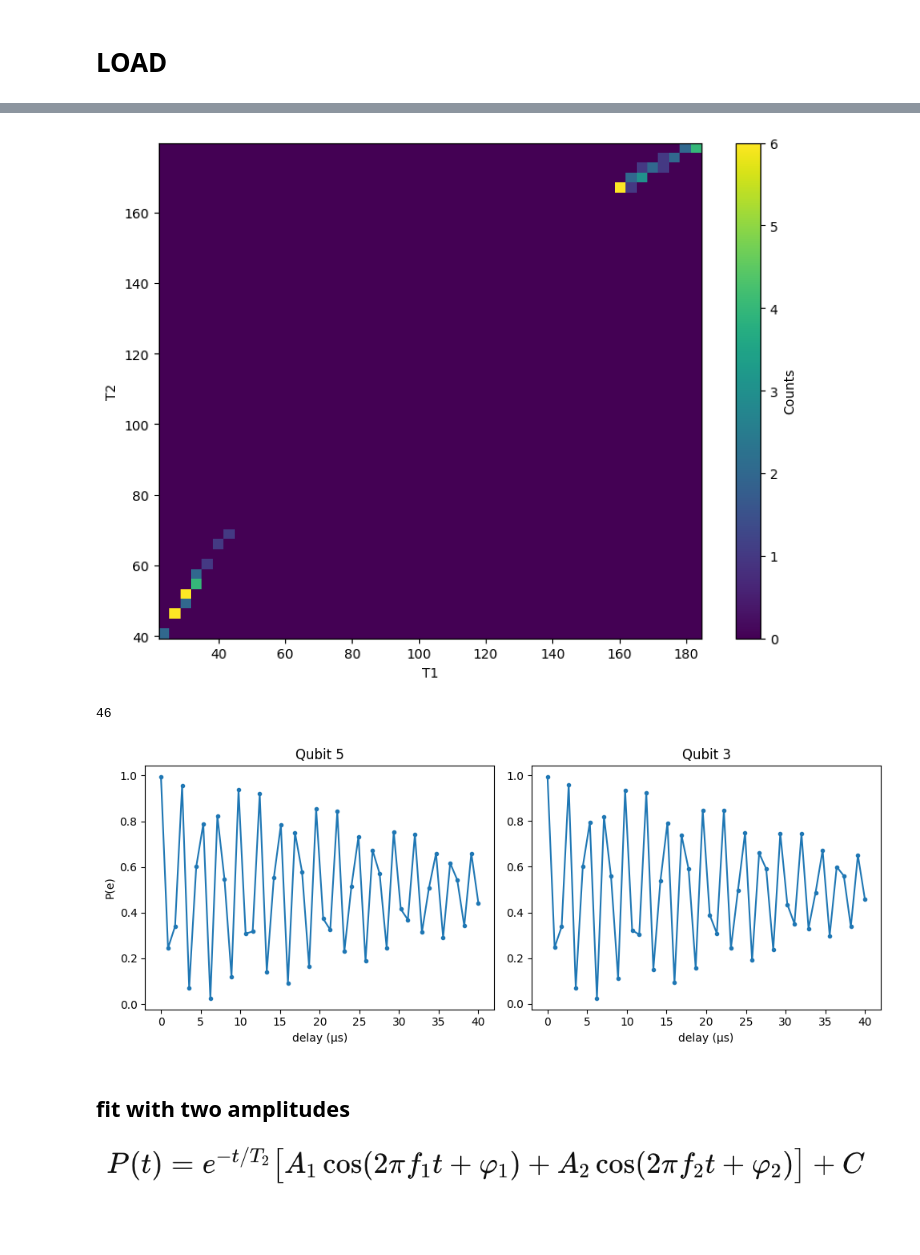
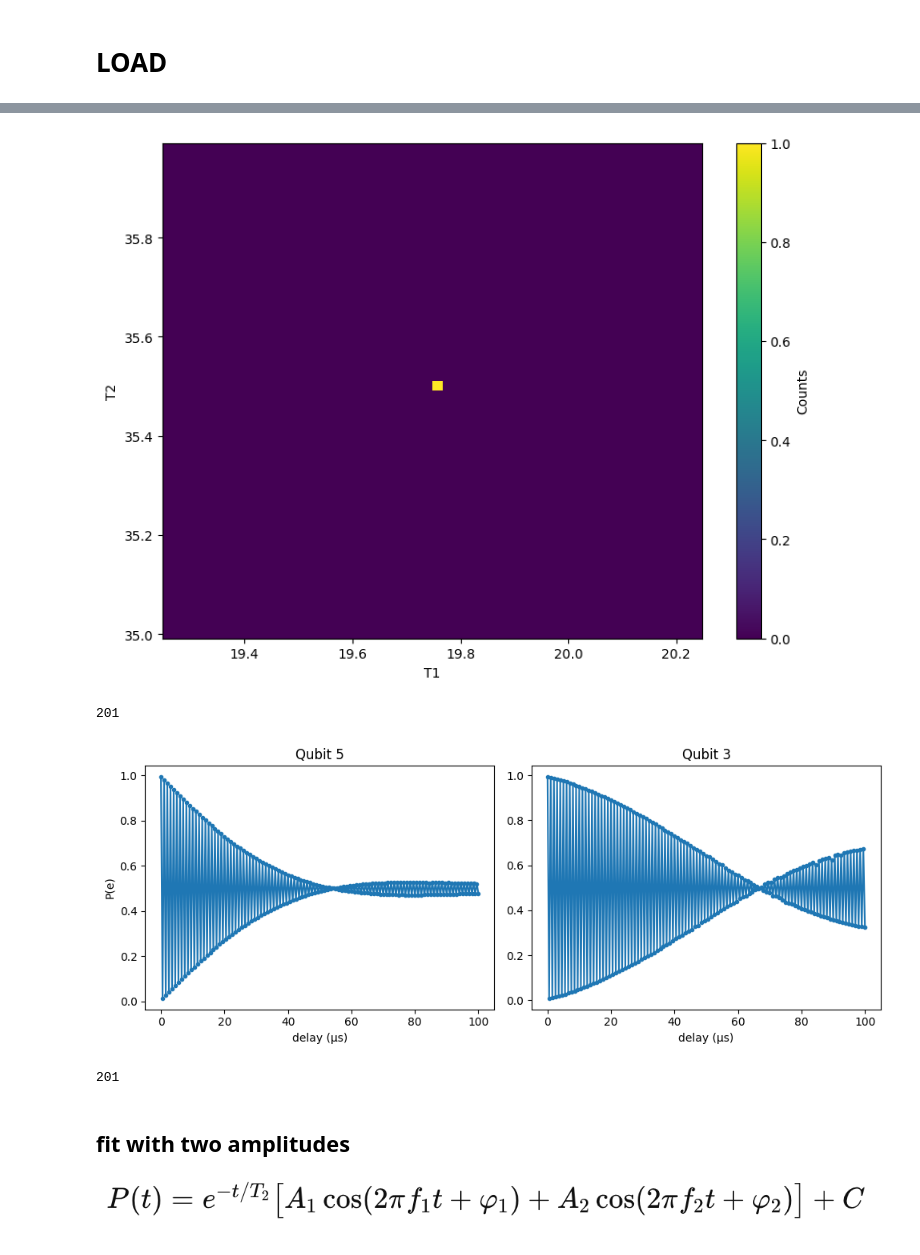
Before and after one commit to jyamaoka/qubit_zz_coupling, a Jupyter notebook: examples/t1a_PLOTS_ZZandTLS_V2_NF_071825.ipynb, the cells around one changed output, grey strips where cells are left out. Drawn from its saved outputs; the diff is of its cells as text; code cells hidden in the pictures.

```diff
--- a/examples/t1a_PLOTS_ZZandTLS_V2_NF_071825.ipynb
+++ b/examples/t1a_PLOTS_ZZandTLS_V2_NF_071825.ipynb
@@ -440,6 +440,29 @@ expA_list = np.concatenate(expA_list_all)
 expB_list = np.concatenate(expB_list_all)
 T1_A_SAMPLE = np.concatenate(T1_A_SAMPLE_all)
 T2_A_SAMPLE = np.concatenate(T2_A_SAMPLE_all)
+# %%
+# test files
+c0_t = ['results_t1_lo_10mhz_tp350b1b_100s201p_re_tls_slow_t1t2XX_20250911_145259_gphi.npz']
+
+time = 100000
+# Suppose fs1 is your list of filenames
+expA_list_all = []
+expB_list_all = []
+T1_A_SAMPLE_all = []
+T2_A_SAMPLE_all = []
+
+for fname in c0_t:
+    expA, expB, T1_A, T2_A = load_from_file(fname)
+    expA_list_all.append(expA)
+    expB_list_all.append(expB)
+    T1_A_SAMPLE_all.append(T1_A)
+    T2_A_SAMPLE_all.append(T2_A)
+
+# Concatenate if you want a single array for each
+expA_list = np.concatenate(expA_list_all)
+expB_list = np.concatenate(expB_list_all)
+T1_A_SAMPLE = np.concatenate(T1_A_SAMPLE_all)
+T2_A_SAMPLE = np.concatenate(T2_A_SAMPLE_all)
 # %%
 # Drawn from PDF
 plt.figure(figsize=(8, 5))
@@ -474,26 +497,28 @@ plt.colorbar(label='Counts')
 plt.tight_layout()
 plt.show()
 # %% [output]
-[figure, old version]
+[figure, new version]
 # %%
-s =  11 # 0=11, 10=11, 50=3
+s =  1 # 0=11, 10=11, 50=3
 
 expA_list_s = [_ea[::s] for _ea in expA_list]
 expB_list_s = [_eb[::s] for _eb in expB_list]
-expA = expA_list_s[-1]
-expB = expB_list_s[-1]
+expA = expA_list_s[0]
+expB = expB_list_s[0]
 
 t_ns = np.linspace(0, time, len(expA))
 print(len(expA))
 
 # ───  Plot ───────────────────────────────────────────────────
 plt.figure(figsize=(10,4))
 plt.subplot(121); plt.plot(t_ns/1000,expA,'.-'); plt.title('Qubit 5'); plt.xlabel('delay (µs)'); plt.ylabel('P(e)')
 plt.subplot(122); plt.plot(t_ns/1000,expB,'.-'); plt.title('Qubit 3'); plt.xlabel('delay (µs)')
 plt.tight_layout(); plt.show()
+print(len(expA))
 # %% [output]
-46
+201
-[figure, old version]
+[figure, new version]
+201
 # %%
 # make sample
 expA_list = [_ea[::s] for _ea in expA_list]
```
Also changed, not shown: parts of 4 cells of this notebook, 2 other files.
